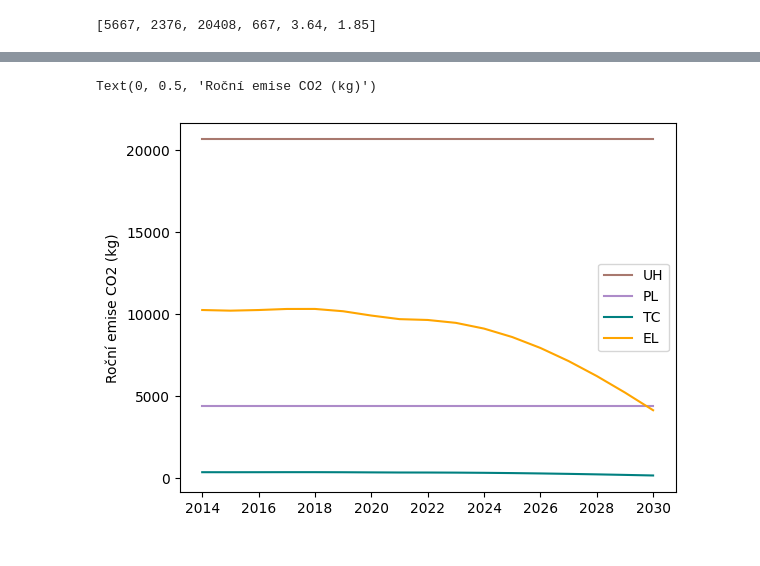
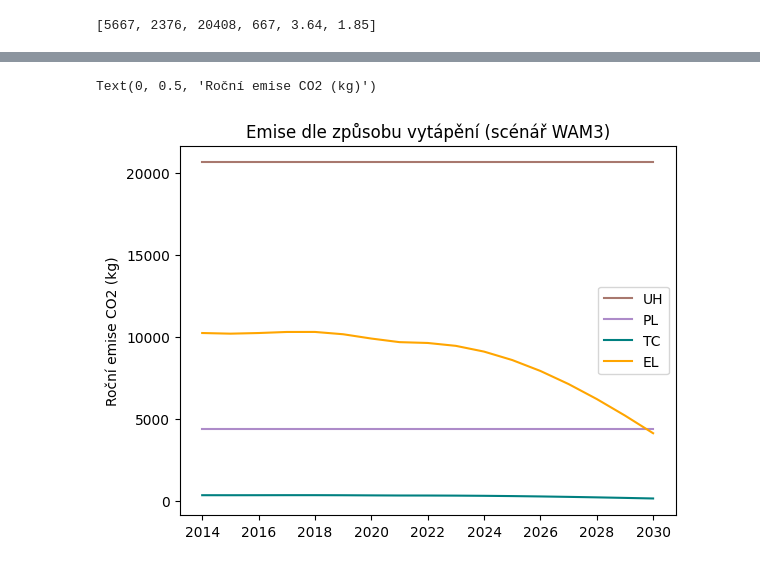
Before and after one commit to Czechitas-DA-Green-is-Good/Hackathon, a Jupyter notebook: WAM3_house_annual_emissions.ipynb, the cells around one changed output, grey strips where cells are left out. Drawn from its saved outputs; the diff is of its cells as text; code cells hidden in the pictures.

```diff
--- a/WAM3_house_annual_emissions.ipynb
+++ b/WAM3_house_annual_emissions.ipynb
@@ -49,17 +49,18 @@ house_150_sqm
 # %%
 df_transposed = house_150_sqm.transpose()
 
 colors_dict = {
     "UH": "#a8786e",
     "PL": "#ad8bc9",
     "EL": "orange",
     "TC": "teal",
 }
 
 colors = [colors_dict[column] for column in df_transposed.columns]
 
 df_transposed.plot(color=colors)
+plt.title("Emise dle způsobu vytápění (scénář WAM3)")
 plt.ylabel("Roční emise CO2 (kg)")
 # %% [output]
 Text(0, 0.5, 'Roční emise CO2 (kg)')
-[figure, old version]
+[figure, new version]
```
Also changed, not shown: 3 other files.
